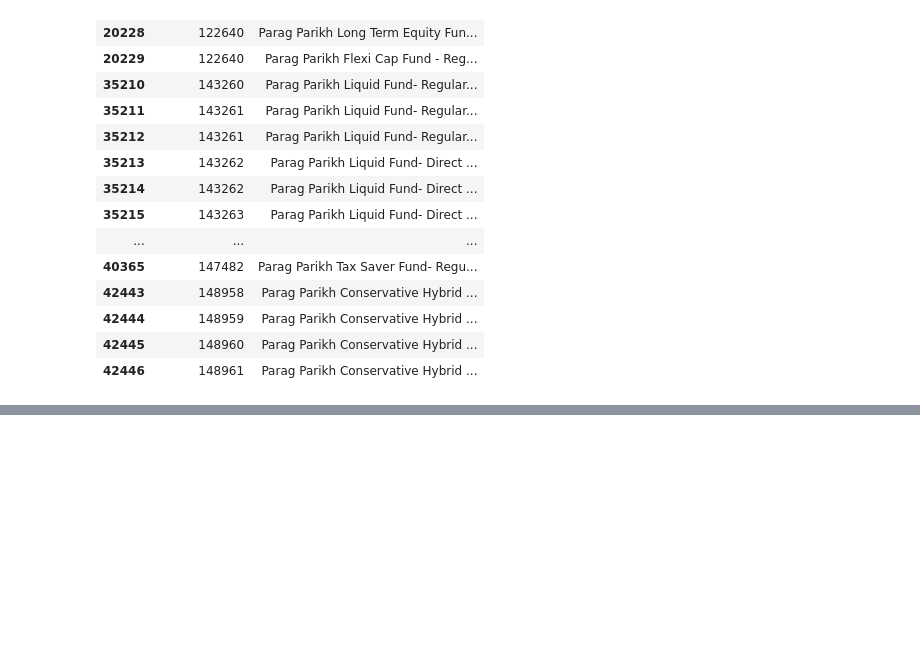
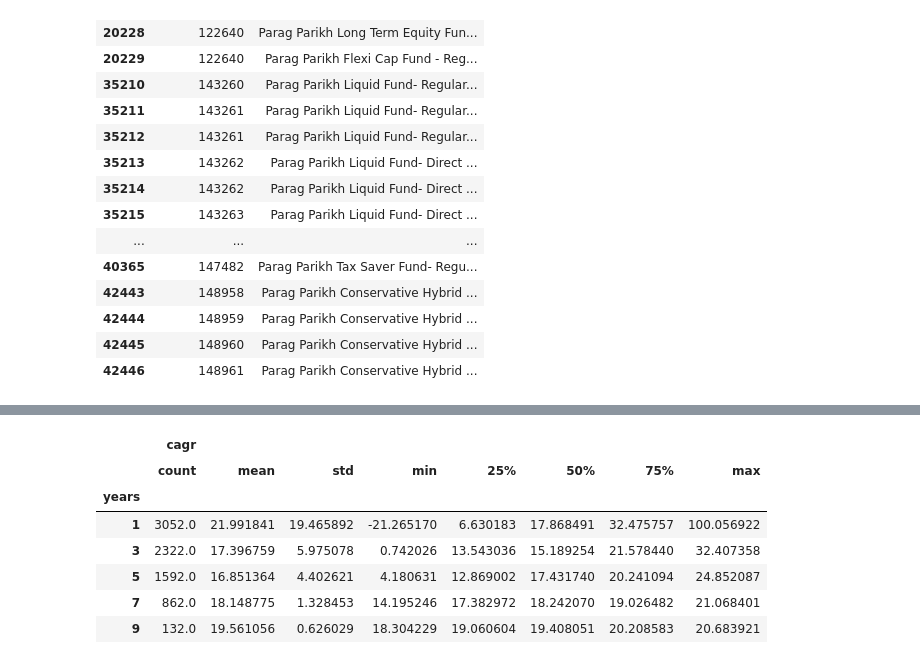
Before and after one commit to themefrugal/mutual_fund_analysis, a Jupyter notebook: notebooks/explore.ipynb, the cells around one changed output, grey strips where cells are left out. Drawn from its saved outputs; the diff is of its cells as text; code cells hidden in the pictures; blank space fills up the shorter version.

Commit message:
Added CAGR and rolling returns

```diff
--- a/notebooks/explore.ipynb
+++ b/notebooks/explore.ipynb
@@ -34,7 +35,10 @@ with urllib.request.urlopen(mf_url) as url:
 # %%
 df_navs = pd.DataFrame(data['data'])
 df_navs['date'] = pd.to_datetime(df_navs.date, format='%d-%m-%Y')
-df_navs = df_navs.sort_values(['date'])
+df_navs['nav'] = df_navs['nav'].astype(float)
+df_navs = df_navs.sort_values(['date']).set_index(['date'])
+df_dates = pd.DataFrame(pd.date_range(start=df_navs.index.min(), end=df_navs.index.max()), columns=['date']).set_index(['date'])
+df_navs = df_navs.join(df_dates, how='outer').ffill().reset_index()
 # %%
 px.line(df_navs, x = 'date', y='nav', log_y=True)
 # %% [output]
@@ -51,6 +55,12 @@ get_cagr <- function(dt_navs, num_years=1){
     return (dt_cagr)
 }
 # %%
-df_navs['prev_nav'] = df_navs.nav.shift(365)
-df_navs = df_navs.dropna()
-df_navs['returns'] = df_navs['nav'] / df_navs['prev_nav'] - 1
+def get_cagr(df_navs_orig, num_years = 1):
+    df_navs = df_navs_orig.copy()
+    df_navs['prev_nav'] = df_navs.nav.shift(365 * num_years)
+    df_navs = df_navs.dropna()
+    df_navs['returns'] = df_navs['nav'] / df_navs['prev_nav'] - 1
+    df_navs['cagr'] = 100 * ((1 + df_navs['returns']) ** (1 / num_years) - 1)
+    df_navs['years'] = num_years
+    df_cagr = df_navs[['date', 'years', 'cagr']]
+    return df_cagr
@@ -72,0 +67,7 @@ df_navs
+# %%
+years = [1, 3, 5, 7, 9]
+list_cagr = []
+for y in years:
+    df_cagr = get_cagr(df_navs, y)
+    list_cagr.append(df_cagr)
+df_cagrs = pd.concat(list_cagr)
@@ -72,0 +94,11 @@ df_navs
+# %%
+df_cagrs.groupby('years').describe()
+# %% [output]
+|  | cagr |  |  |  |  |  |  |  |
+|  | count | mean | std | min | 25% | 50% | 75% | max |
+| years |  |  |  |  |  |  |  |  |
+| 1 | 3052.0 | 21.991841 | 19.465892 | -21.265170 | 6.630183 | 17.868491 | 32.475757 | 100.056922 |
+| 3 | 2322.0 | 17.396759 | 5.975078 | 0.742026 | 13.543036 | 15.189254 | 21.578440 | 32.407358 |
+| 5 | 1592.0 | 16.851364 | 4.402621 | 4.180631 | 12.869002 | 17.431740 | 20.241094 | 24.852087 |
+| 7 | 862.0 | 18.148775 | 1.328453 | 14.195246 | 17.382972 | 18.242070 | 19.026482 | 21.068401 |
+| 9 | 132.0 | 19.561056 | 0.626029 | 18.304229 | 19.060604 | 19.408051 | 20.208583 | 20.683921 |
```
Also changed, not shown: parts of 13 cells of this notebook.
